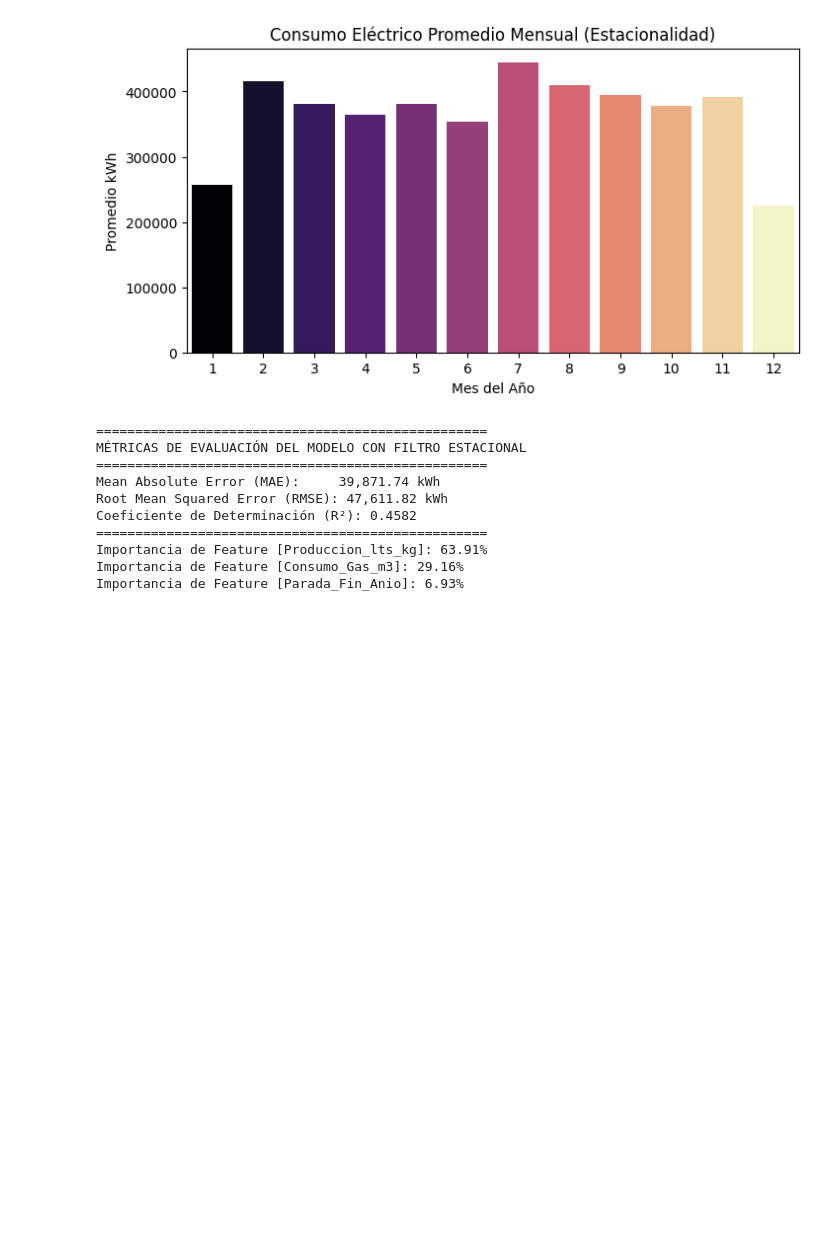
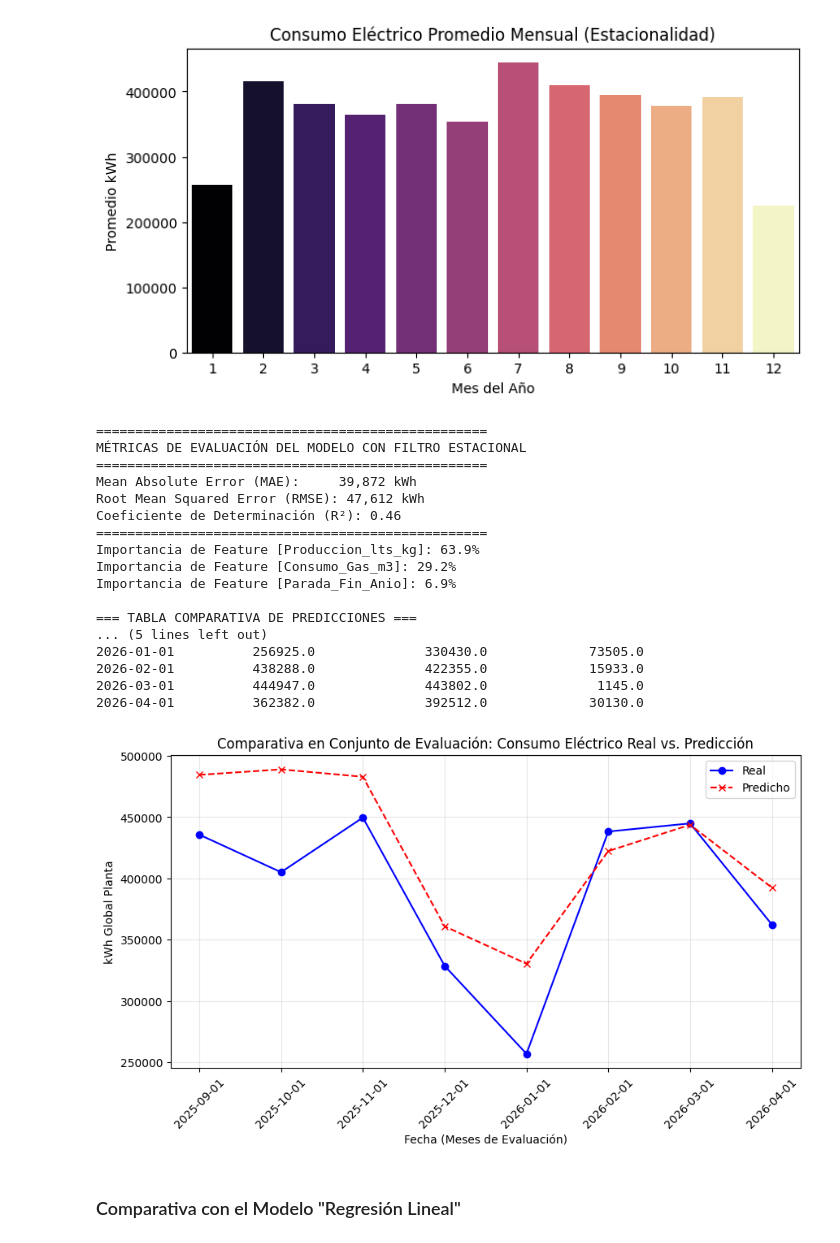
Before and after one commit to marcosja-dev/Polit-cnico-Malvinas-Argentinas, a Jupyter notebook: Aprendizaje Automatico/Trabajo FInal/02_procesamiento_datos.ipynb, the cells around one changed output. Drawn from its saved outputs; the diff is of its cells as text; code cells hidden in the pictures; blank space fills up the shorter version.

```diff
--- a/Aprendizaje Automatico/Trabajo FInal/02_procesamiento_datos.ipynb
+++ b/Aprendizaje Automatico/Trabajo FInal/02_procesamiento_datos.ipynb
@@ -6,13 +6,10 @@ import matplotlib.pyplot as plt
 import seaborn as sns
 
 from sklearn.model_selection import train_test_split
-from sklearn.preprocessing import StandardScaler
 from sklearn.ensemble import RandomForestRegressor
 from sklearn.metrics import mean_absolute_error, mean_squared_error, r2_score
 
-# =========================================================================
 # 1. CARGA Y PREPARACIÓN DE DATOS (INGENIERÍA DE CARACTERÍSTICAS)
-# =========================================================================
 
 # Se levanta el archivo que ya contiene los datos reales de gas y el flag estructural
 df = pd.read_csv('data/processed/features_energia_tecnomyl.csv')
@@ -29,9 +26,7 @@ print("=== MATRIZ DE CARACTERÍSTICAS CONSOLIDADA (Primeras filas) ===")
 print(df[['Fecha', 'Produccion_lts_kg', 'Consumo_Gas_m3', 'Mes', 'Sopladoras_Activas', 'kWh_Total']].head())
 
 
-# =========================================================================
 # 2. ANÁLISIS EXPLORATORIO DE DATOS (EDA) - GENERACIÓN DE GRÁFICOS
-# =========================================================================
 os.makedirs('reports/figures', exist_ok=True)
 
 # Gráfico 1: Evolución Temporal del Consumo vs Producción
@@ -66,10 +61,7 @@ plt.savefig('reports/figures/estacionalidad_mensual.png', bbox_inches='tight')
 plt.show()
 
 
-# =========================================================================
 # 3. DIVISION DE DATOS Y ENTRENAMIENTO DEL MODELO (CON ESTACIONALIDAD)
-# =========================================================================
-
 # Creamos una variable binaria para capturar el freno de diciembre (12) y enero (1)
 df['Parada_Fin_Anio'] = np.where(df['Mes'].isin([1, 12]), 1, 0)
 
@@ -100,10 +92,7 @@ y_pred_m1 = modelo_rf.predict(X_test)
 # RECONSTRUCCIÓN: Sumatoria del comportamiento base del Medidor 2
 y_pred_total = y_pred_m1 + y_test_m2
 
-
-# =========================================================================
 # 4. CÁLCULO DE MÉTRICAS DE EVALUACIÓN SOBRE EL CONSUMO TOTAL
-# =========================================================================
 
 mae = mean_absolute_error(y_test_total_real, y_pred_total)
 rmse = np.sqrt(mean_squared_error(y_test_total_real, y_pred_total))
@@ -112,40 +101,76 @@ r2 = r2_score(y_test_total_real, y_pred_total)
 print("\n" + "="*50)
 print("MÉTRICAS DE EVALUACIÓN DEL MODELO CON FILTRO ESTACIONAL")
 print("="*50)
-print(f"Mean Absolute Error (MAE):     {mae:,.2f} kWh")
-print(f"Root Mean Squared Error (RMSE): {rmse:,.2f} kWh")
-print(f"Coeficiente de Determinación (R²): {r2:.4f}")
+print(f"Mean Absolute Error (MAE):     {mae:,.0f} kWh")
+print(f"Root Mean Squared Error (RMSE): {rmse:,.0f} kWh")
+print(f"Coeficiente de Determinación (R²): {r2:.2f}")
 print("="*50)
 
 # Importancia de las variables físicas y la bandera estacional
 importancias = modelo_rf.feature_importances_
 for feat, imp in zip(features, importancias):
-    print(f"Importancia de Feature [{feat}]: {imp*100:.2f}%")
+    print(f"Importancia de Feature [{feat}]: {imp*100:.1f}%")
+
+
+# 5. TABLA COMPARATIVA DE PREDICCIONES Y ANÁLISIS GRÁFICO
+# PRIMERO: Creamos el DataFrame con las predicciones
+df_predicciones = pd.DataFrame({
+    'Fecha': df.loc[X_test.index, 'Fecha'].dt.strftime('%Y-%m-%d'),
+    'Consumo_Real_kWh': y_test_total_real.values.round(0),
+    'Consumo_Predicho_kWh': y_pred_total.round(0),
+    'Error_Absoluto_kWh': np.abs(y_test_total_real.values - y_pred_total).round(0)
+})
+
+print("\n=== TABLA COMPARATIVA DE PREDICCIONES ===")
+print(df_predicciones.to_string(index=False))
+
+# SEGUNDO: Graficamos utilizando el DataFrame recién creado
+plt.figure(figsize=(10, 5))
+plt.plot(df_predicciones['Fecha'], df_predicciones['Consumo_Real_kWh'], color='blue', marker='o', label='Real')
+plt.plot(df_predicciones['Fecha'], df_predicciones['Consumo_Predicho_kWh'], color='red', marker='x', linestyle='--', label='Predicho')
+plt.title('Comparativa en Conjunto de Evaluación: Consumo Eléctrico Real vs. Predicción')
+plt.xlabel('Fecha (Meses de Evaluación)')
+plt.ylabel('kWh Global Planta')
+plt.legend()
+plt.grid(True, alpha=0.3)
+plt.xticks(rotation=45)
+plt.savefig('reports/figures/04_comparativa_prediccion.png', bbox_inches='tight')
+plt.show()
 # %% [output]
 === MATRIZ DE CARACTERÍSTICAS CONSOLIDADA (Primeras filas) ===
        Fecha  Produccion_lts_kg  Consumo_Gas_m3  Mes  Sopladoras_Activas  \
 0 2023-01-01            1114850        43.38383    1                   0
 1 2023-02-01            2329571        74.46603    2                   0
 2 2023-03-01            1751127       101.79547    3                   0
 3 2023-04-01            2720075        80.06237    4                   0
 4 2023-05-01            1147140        68.74683    5                   0
 
    kWh_Total
 0   264947.0
 1   517814.0
 2   428057.0
 3   420763.0
 4   406760.0
 [figure]
 [figure]
 [figure]
 ==================================================
 MÉTRICAS DE EVALUACIÓN DEL MODELO CON FILTRO ESTACIONAL
 ==================================================
-Mean Absolute Error (MAE):     39,871.74 kWh
-Root Mean Squared Error (RMSE): 47,611.82 kWh
-Coeficiente de Determinación (R²): 0.4582
+Mean Absolute Error (MAE):     39,872 kWh
+Root Mean Squared Error (RMSE): 47,612 kWh
+Coeficiente de Determinación (R²): 0.46
 ==================================================
-Importancia de Feature [Produccion_lts_kg]: 63.91%
-Importancia de Feature [Consumo_Gas_m3]: 29.16%
-Importancia de Feature [Parada_Fin_Anio]: 6.93%
+Importancia de Feature [Produccion_lts_kg]: 63.9%
+Importancia de Feature [Consumo_Gas_m3]: 29.2%
+Importancia de Feature [Parada_Fin_Anio]: 6.9%
+
+=== TABLA COMPARATIVA DE PREDICCIONES ===
+... (5 lines left out)
+2026-01-01          256925.0              330430.0             73505.0
+2026-02-01          438288.0              422355.0             15933.0
+2026-03-01          444947.0              443802.0              1145.0
+2026-04-01          362382.0              392512.0             30130.0
+[figure, added]
+# %% [markdown]
+### Comparativa con el Modelo "Regresión Lineal"
```
Also changed, not shown: parts of 1 cell of this notebook, 2 other files.
